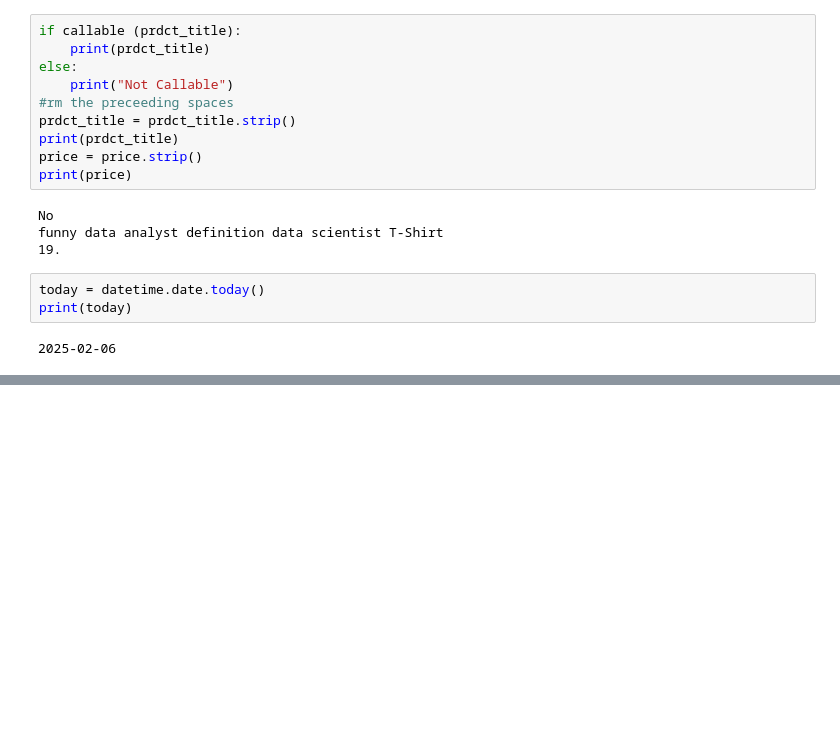
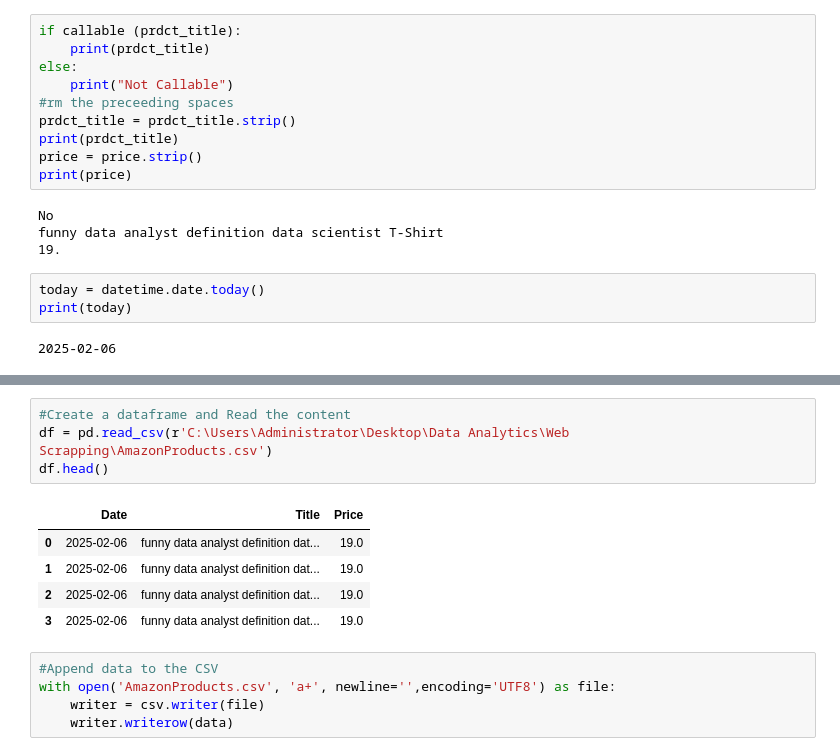
Before and after one commit to idah-github/Largest_Companies_Scrapper, a Jupyter notebook: amazon_web_scraping.ipynb, the cells around one changed output, grey strips where cells are left out. Drawn from its saved outputs; the diff is of its cells as text; blank space fills up the shorter version.

Commit message:
Added data to CSV, created a data frame, and implemented a script to continuously fetch data from Amazon.

```diff
--- a/amazon_web_scraping.ipynb
+++ b/amazon_web_scraping.ipynb
@@ -99,0 +96,15 @@ with open('AmazonProducts.csv', 'w', newline='',encoding='UTF8') as file:
+# %%
+#Create a dataframe and Read the content
+df = pd.read_csv(r'C:\Users\Administrator\Desktop\Data Analytics\Web Scrapping\AmazonProducts.csv')
+df.head()
+# %% [output]
+|  | Date | Title | Price |
+| 0 | 2025-02-06 | funny data analyst definition dat... | 19.0 |
+| 1 | 2025-02-06 | funny data analyst definition dat... | 19.0 |
+| 2 | 2025-02-06 | funny data analyst definition dat... | 19.0 |
+| 3 | 2025-02-06 | funny data analyst definition dat... | 19.0 |
+# %%
+#Append data to the CSV
+with open('AmazonProducts.csv', 'a+', newline='',encoding='UTF8') as file:
+    writer = csv.writer(file)
+    writer.writerow(data)
```
Also changed, not shown: parts of 6 cells of this notebook, 1 other file.
